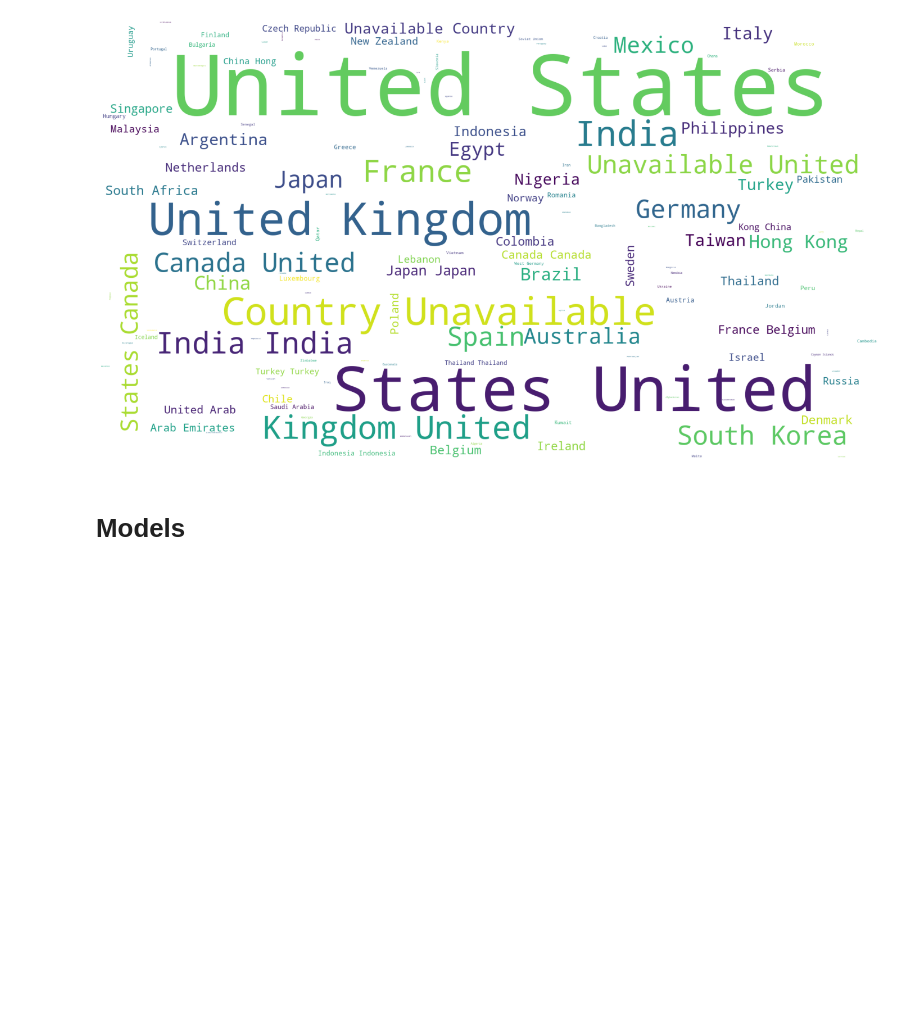
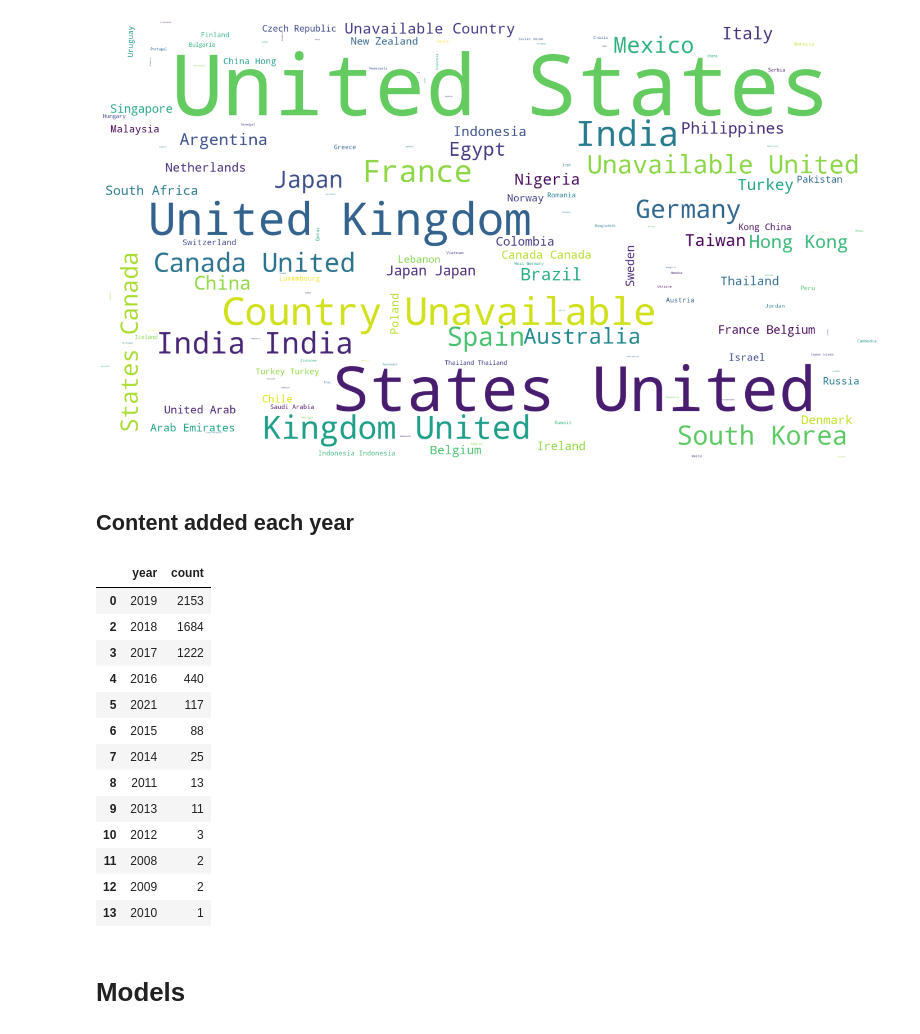
Before and after one commit to aditi10998/Netflix_movies_and_TV_shows, a Jupyter notebook: NETFLIX_MOVIES_AND_TV_SHOWS_CLUSTERING.ipynb, the cells around one changed output. Drawn from its saved outputs; the diff is of its cells as text; code cells hidden in the pictures; blank space fills up the shorter version.

```diff
--- a/NETFLIX_MOVIES_AND_TV_SHOWS_CLUSTERING.ipynb
+++ b/NETFLIX_MOVIES_AND_TV_SHOWS_CLUSTERING.ipynb
@@ -470,6 +490,27 @@ plt.savefig('country.png')
 plt.show()
 # %% [output]
 [figure]
+# %% [markdown]
+## **Content added each year**
+# %%
+netflix_year = Netflix_df['year'].value_counts().to_frame().reset_index().rename(columns={'index': 'year','year':'count'})
+netflix_year = netflix_year[netflix_year.year != 2020]
+netflix_year
+# %% [output]
+|  | year | count |
+| 0 | 2019 | 2153 |
+| 2 | 2018 | 1684 |
+| 3 | 2017 | 1222 |
+| 4 | 2016 | 440 |
+| 5 | 2021 | 117 |
+| 6 | 2015 | 88 |
+| 7 | 2014 | 25 |
+| 8 | 2011 | 13 |
+| 9 | 2013 | 11 |
+| 10 | 2012 | 3 |
+| 11 | 2008 | 2 |
+| 12 | 2009 | 2 |
+| 13 | 2010 | 1 |
 # %% [markdown]
 # **Models**
 # %% [markdown]
```
Also changed, not shown: parts of 2 cells of this notebook.
